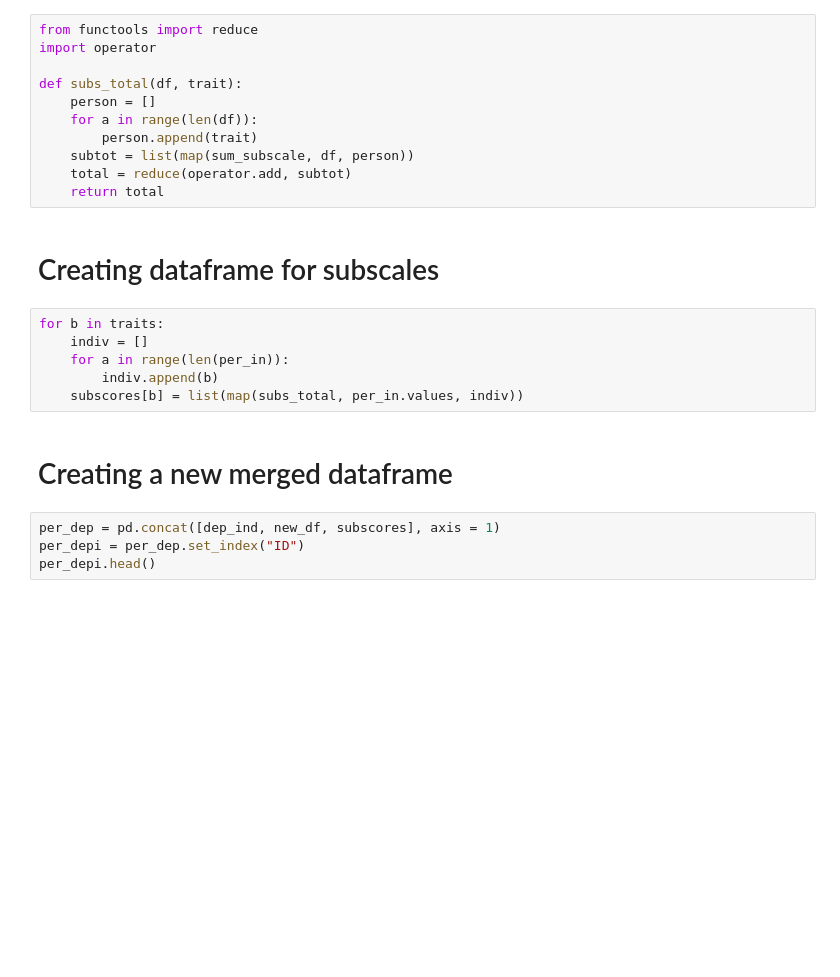
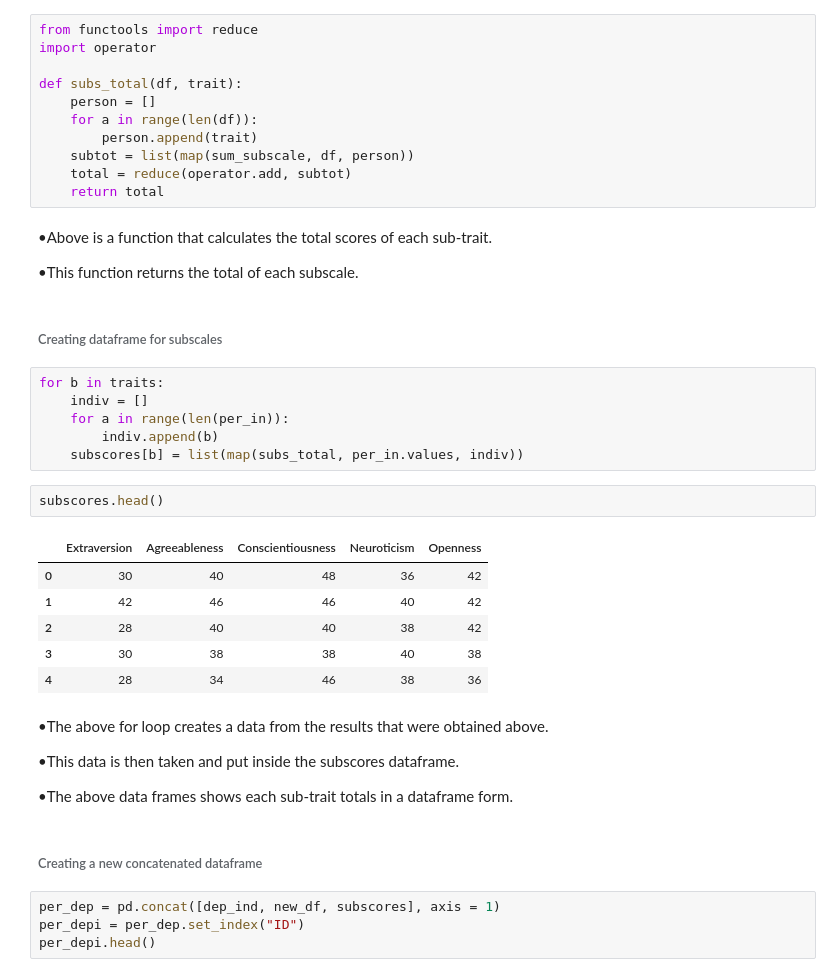
Before and after one commit to rethabilethulo/Data_wrangling, a Jupyter notebook: Data Wrangling.ipynb, the cells around one changed output. Drawn from its saved outputs; the diff is of its cells as text; blank space fills up the shorter version.

```diff
--- a/Data Wrangling.ipynb
+++ b/Data Wrangling.ipynb
@@ -285,16 +365,35 @@ def subs_total(df, trait):
     subtot = list(map(sum_subscale, df, person))
     total = reduce(operator.add, subtot)
     return total
+# %% [markdown]
+•Above is a function that calculates the total scores of each sub-trait.
+
+•This function returns the total of each subscale.
 # %% [markdown]
-# Creating dataframe for subscales
+###### Creating dataframe for subscales
 # %%
 for b in traits:
     indiv = []
     for a in range(len(per_in)):
         indiv.append(b)
     subscores[b] = list(map(subs_total, per_in.values, indiv))
+# %%
+subscores.head()
+# %% [output]
+|  | Extraversion | Agreeableness | Conscientiousness | Neuroticism | Openness |
+| 0 | 30 | 40 | 48 | 36 | 42 |
+| 1 | 42 | 46 | 46 | 40 | 42 |
+| 2 | 28 | 40 | 40 | 38 | 42 |
+| 3 | 30 | 38 | 38 | 40 | 38 |
+| 4 | 28 | 34 | 46 | 38 | 36 |
+# %% [markdown]
+•The above for loop creates a data from the results that were obtained above.
+
+•This data is then taken and put inside the subscores dataframe.
+
+•The above data frames shows each sub-trait totals in a dataframe form.
 # %% [markdown]
-# Creating a new merged dataframe
+###### Creating a new concatenated dataframe
 # %%
 per_dep = pd.concat([dep_ind, new_df, subscores], axis = 1)
 per_depi = per_dep.set_index("ID")
```
Also changed, not shown: parts of 52 cells of this notebook, 2 other files.
